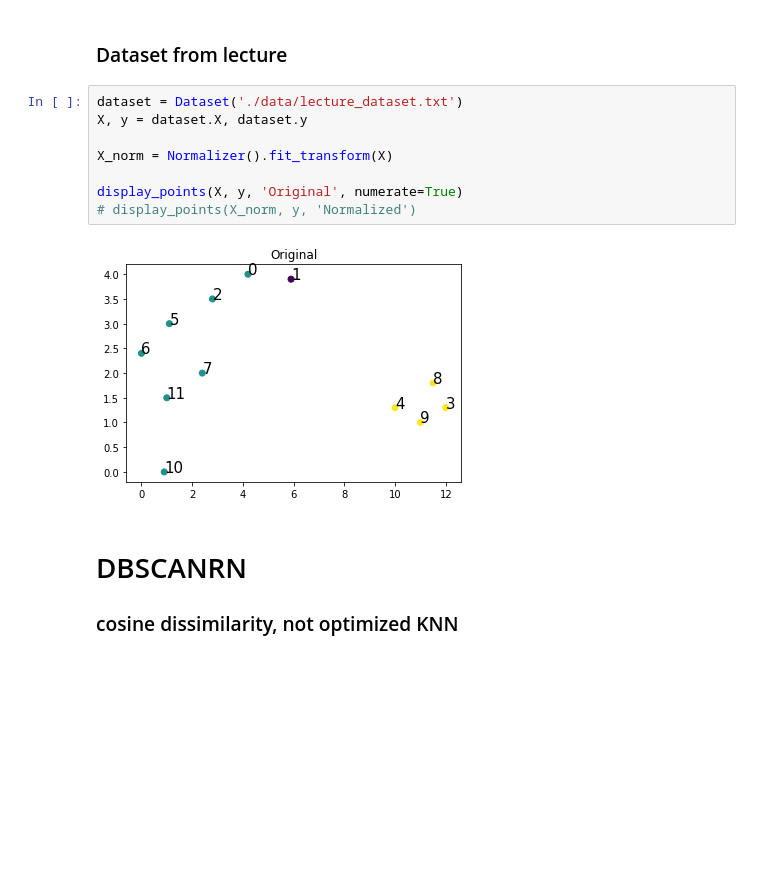
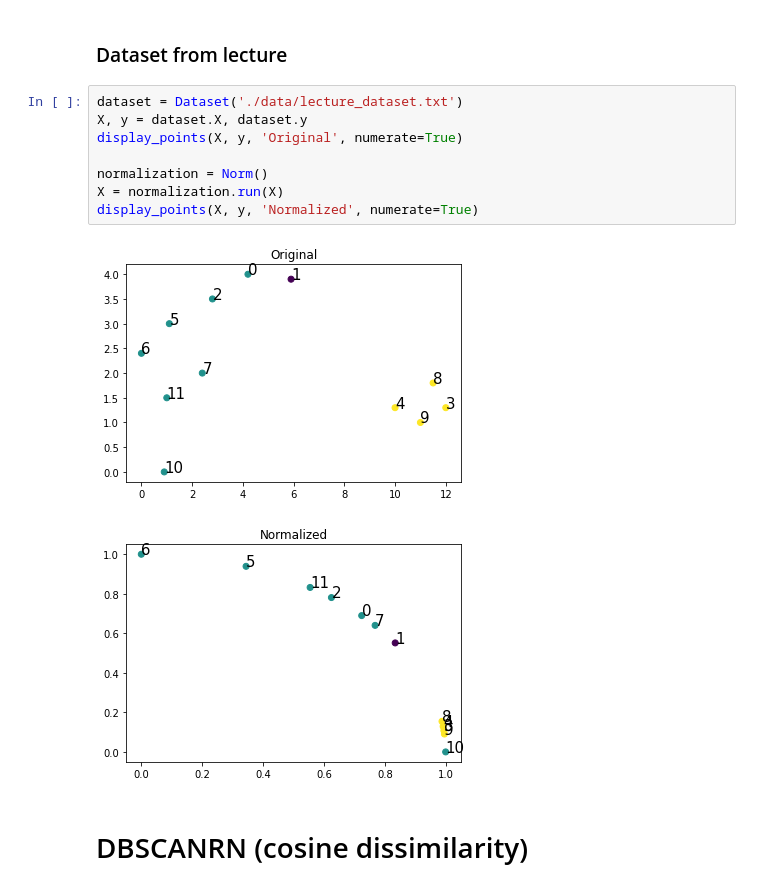
Before and after one commit to arek544/DBSCAN, a Jupyter notebook: notebooks/lecture_dataset_dbscanrn.ipynb, the cells around one changed output. Saved outputs shown, nothing was run; the diff lists cells and outputs as text; blank space fills up the shorter version.

```diff
--- a/notebooks/lecture_dataset_dbscanrn.ipynb
+++ b/notebooks/lecture_dataset_dbscanrn.ipynb
@@ -31,14 +30,14 @@ np.random.seed(0)
 # %%
 dataset = Dataset('./data/lecture_dataset.txt')
 X, y = dataset.X, dataset.y
+display_points(X, y, 'Original', numerate=True)
 
-X_norm = Normalizer().fit_transform(X)
-
-display_points(X, y, 'Original', numerate=True)
-# display_points(X_norm, y, 'Normalized')
+normalization = Norm()
+X = normalization.run(X)
+display_points(X, y, 'Normalized', numerate=True)
 # %% [output]
 [figure]
+[figure, added]
 # %% [markdown]
-# DBSCANRN
-### cosine dissimilarity, not optimized KNN
+# DBSCANRN (cosine dissimilarity)
 # %%
```
Also changed, not shown: parts of 17 cells of this notebook, 2 other files.
